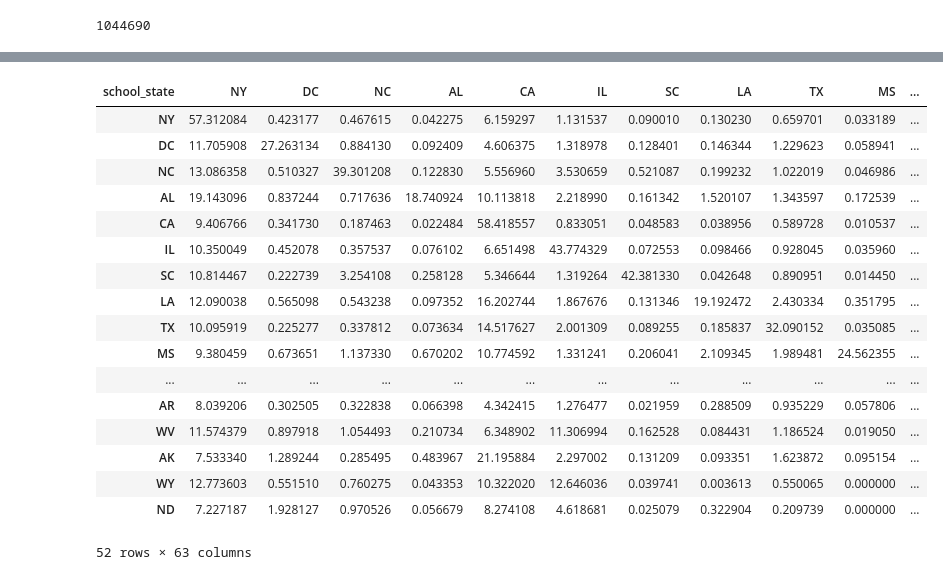
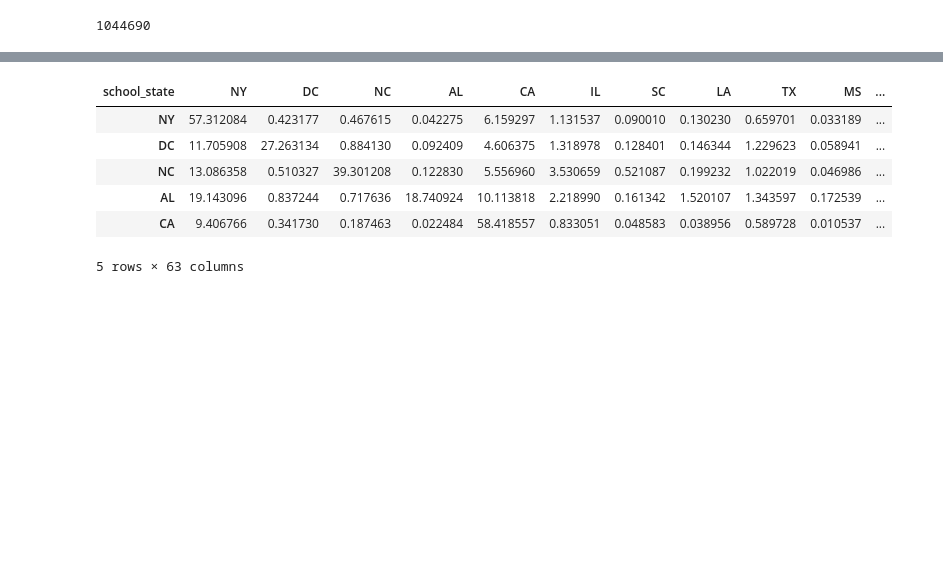
Before and after one commit to Naveed1842/data-science-intensive-2, a Jupyter notebook: Donor-Choose-Project/Projects_Donations_DataExploration.ipynb, the cells around one changed output, grey strips where cells are left out. Drawn from its saved outputs; the diff is of its cells as text; code cells hidden in the pictures; blank space fills up the shorter version.

```diff
--- a/Donor-Choose-Project/Projects_Donations_DataExploration.ipynb
+++ b/Donor-Choose-Project/Projects_Donations_DataExploration.ipynb
@@ -68,24 +62,13 @@ for state_p,group_p in p_g:
         #print state_d, group_d.donation_total.sum()
         df.loc[state_p,state_d] = 100*(group_d.donation_total.sum())/(group_p.donation_total.sum())
 # %%
-df.fillna(0)
+df.fillna(0).head(5)
 # %% [output]
 | school_state | NY | DC | NC | AL | CA | IL | SC | LA | TX | MS | ... |
 | NY | 57.312084 | 0.423177 | 0.467615 | 0.042275 | 6.159297 | 1.131537 | 0.090010 | 0.130230 | 0.659701 | 0.033189 | ... |
 | DC | 11.705908 | 27.263134 | 0.884130 | 0.092409 | 4.606375 | 1.318978 | 0.128401 | 0.146344 | 1.229623 | 0.058941 | ... |
 | NC | 13.086358 | 0.510327 | 39.301208 | 0.122830 | 5.556960 | 3.530659 | 0.521087 | 0.199232 | 1.022019 | 0.046986 | ... |
 | AL | 19.143096 | 0.837244 | 0.717636 | 18.740924 | 10.113818 | 2.218990 | 0.161342 | 1.520107 | 1.343597 | 0.172539 | ... |
 | CA | 9.406766 | 0.341730 | 0.187463 | 0.022484 | 58.418557 | 0.833051 | 0.048583 | 0.038956 | 0.589728 | 0.010537 | ... |
-| IL | 10.350049 | 0.452078 | 0.357537 | 0.076102 | 6.651498 | 43.774329 | 0.072553 | 0.098466 | 0.928045 | 0.035960 | ... |
-| SC | 10.814467 | 0.222739 | 3.254108 | 0.258128 | 5.346644 | 1.319264 | 42.381330 | 0.042648 | 0.890951 | 0.014450 | ... |
-| LA | 12.090038 | 0.565098 | 0.543238 | 0.097352 | 16.202744 | 1.867676 | 0.131346 | 19.192472 | 2.430334 | 0.351795 | ... |
-| TX | 10.095919 | 0.225277 | 0.337812 | 0.073634 | 14.517627 | 2.001309 | 0.089255 | 0.185837 | 32.090152 | 0.035085 | ... |
-| MS | 9.380459 | 0.673651 | 1.137330 | 0.670202 | 10.774592 | 1.331241 | 0.206041 | 2.109345 | 1.989481 | 24.562355 | ... |
-| ... | ... | ... | ... | ... | ... | ... | ... | ... | ... | ... | ... |
-| AR | 8.039206 | 0.302505 | 0.322838 | 0.066398 | 4.342415 | 1.276477 | 0.021959 | 0.288509 | 0.935229 | 0.057806 | ... |
-| WV | 11.574379 | 0.897918 | 1.054493 | 0.210734 | 6.348902 | 11.306994 | 0.162528 | 0.084431 | 1.186524 | 0.019050 | ... |
-| AK | 7.533340 | 1.289244 | 0.285495 | 0.483967 | 21.195884 | 2.297002 | 0.131209 | 0.093351 | 1.623872 | 0.095154 | ... |
-| WY | 12.773603 | 0.551510 | 0.760275 | 0.043353 | 10.322020 | 12.646036 | 0.039741 | 0.003613 | 0.550065 | 0.000000 | ... |
-| ND | 7.227187 | 1.928127 | 0.970526 | 0.056679 | 8.274108 | 4.618681 | 0.025079 | 0.322904 | 0.209739 | 0.000000 | ... |
-52 rows × 63 columns
+5 rows × 63 columns
 # %%
```
Also changed, not shown: parts of 3 cells of this notebook.
